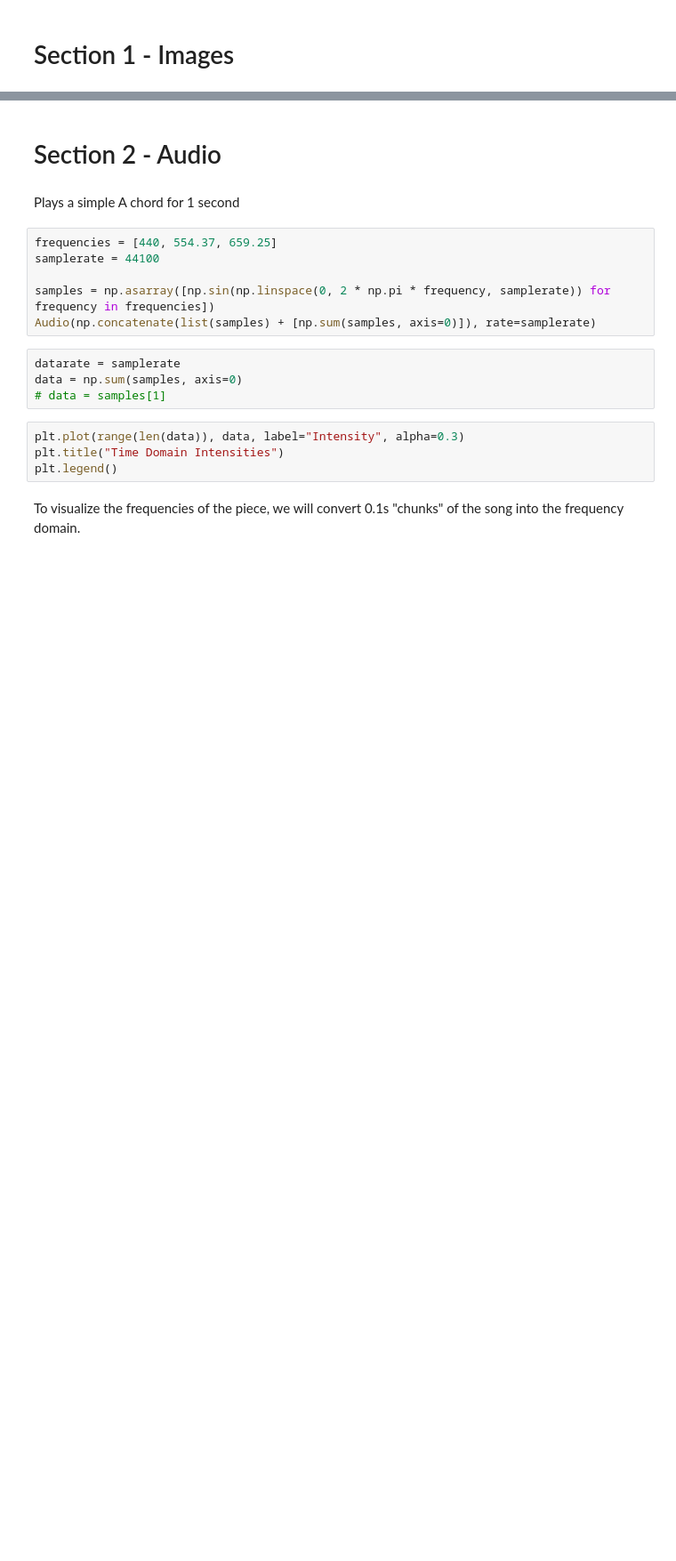
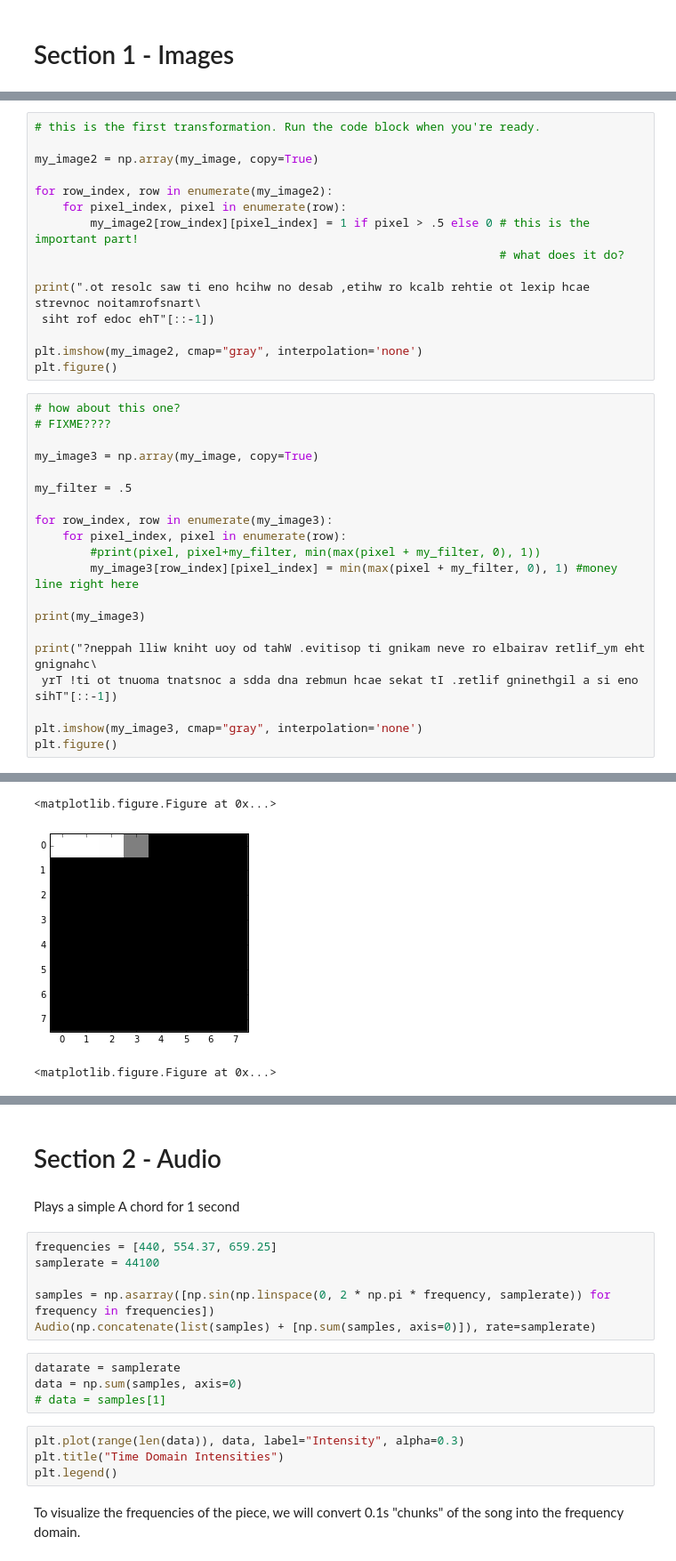
Before and after one commit to HKNDecal/HKNDecal, a Jupyter notebook: session2/Session 2.ipynb, the cells around one changed output, grey strips where cells are left out. Shown at 89% size. Drawn from its saved outputs; the diff is of its cells as text; blank space fills up the shorter version.

```diff
--- a/session2/Session 2.ipynb
+++ b/session2/Session 2.ipynb
@@ -29,0 +57,36 @@ plt.imshow(data, cmap="gray", interpolation='none')
+# %%
+# this is the first transformation. Run the code block when you're ready.
+
+my_image2 = np.array(my_image, copy=True)
+
+for row_index, row in enumerate(my_image2):
+    for pixel_index, pixel in enumerate(row):
+        my_image2[row_index][pixel_index] = 1 if pixel > .5 else 0 # this is the important part!
+                                                                   # what does it do?
+
+print(".ot resolc saw ti eno hcihw no desab ,etihw ro kcalb rehtie ot lexip hcae strevnoc noitamrofsnart\
+ siht rof edoc ehT"[::-1])
+
+plt.imshow(my_image2, cmap="gray", interpolation='none')
+plt.figure()
+# %%
+# how about this one?
+# FIXME????
+
+my_image3 = np.array(my_image, copy=True)
+
+my_filter = .5
+
+for row_index, row in enumerate(my_image3):
+    for pixel_index, pixel in enumerate(row):
+        #print(pixel, pixel+my_filter, min(max(pixel + my_filter, 0), 1))
+        my_image3[row_index][pixel_index] = min(max(pixel + my_filter, 0), 1) #money line right here
+
+print(my_image3)
+
+print("?neppah lliw kniht uoy od tahW .evitisop ti gnikam neve ro elbairav retlif_ym eht gnignahc\
+ yrT !ti ot tnuoma tnatsnoc a sdda dna rebmun hcae sekat tI .retlif gninethgil a si eno sihT"[::-1])
+
+plt.imshow(my_image3, cmap="gray", interpolation='none')
+plt.figure()
+# %% [output]
@@ -29,0 +102,3 @@ plt.imshow(data, cmap="gray", interpolation='none')
+<matplotlib.figure.Figure at 0x...>
+[figure, added]
+<matplotlib.figure.Figure at 0x...>
```
Also changed, not shown: parts of 20 cells of this notebook.
